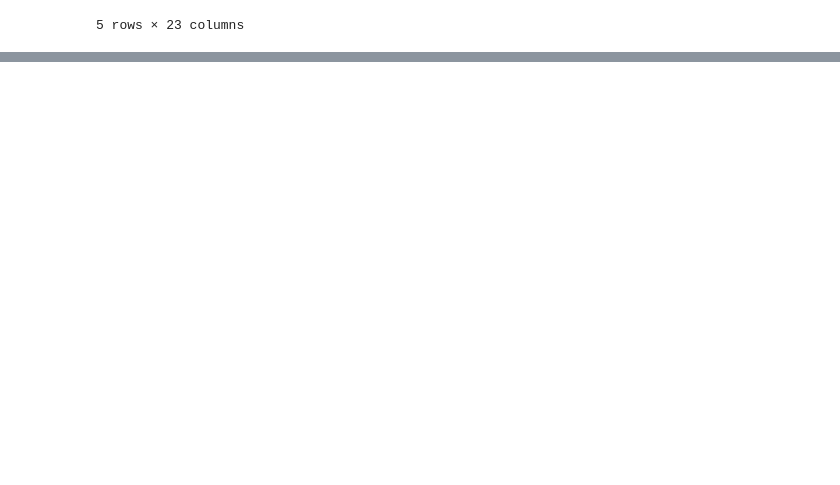
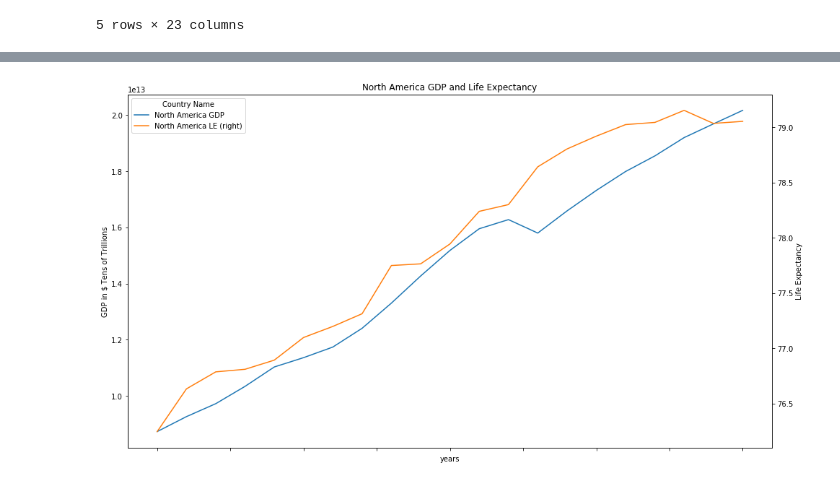
Before and after one commit to CaroMuizzi/GDP, a Jupyter notebook: project2.ipynb, the cells around one changed output, grey strips where cells are left out. Saved outputs shown, nothing was run; the diff lists cells and outputs as text; code cells hidden in the pictures; blank space fills up the shorter version.

```diff
--- a/project2.ipynb
+++ b/project2.ipynb
@@ -229,0 +516,9 @@ pd.read_sql_query('select * from gdp', con=engine).head()
+# %%
+#New DF for north america (NA)
+NA_df = transposed_gdp_df[['years','North America']]
+
+NA_df["North America LE"] = transposed_life_df['North America']
+
+NA_df.rename(columns={"North America": "North America GDP"}, inplace=True)
+
+NA_df
@@ -229,0 +548,13 @@ pd.read_sql_query('select * from gdp', con=engine).head()
+# %%
+#plot a line graph with two Axes for north america
+
+ax = NA_df.plot(x='years', secondary_y="North America LE")
+
+ax.set_ylabel('GDP in $ Tens of Trillions')
+ax.right_ax.set_ylabel('Life Expectancy')
+plt.title("North America GDP and Life Expectancy")
+
+
+plt.show()
+# %% [output]
+[figure, added]
```
Also changed, not shown: parts of 24 cells of this notebook.
